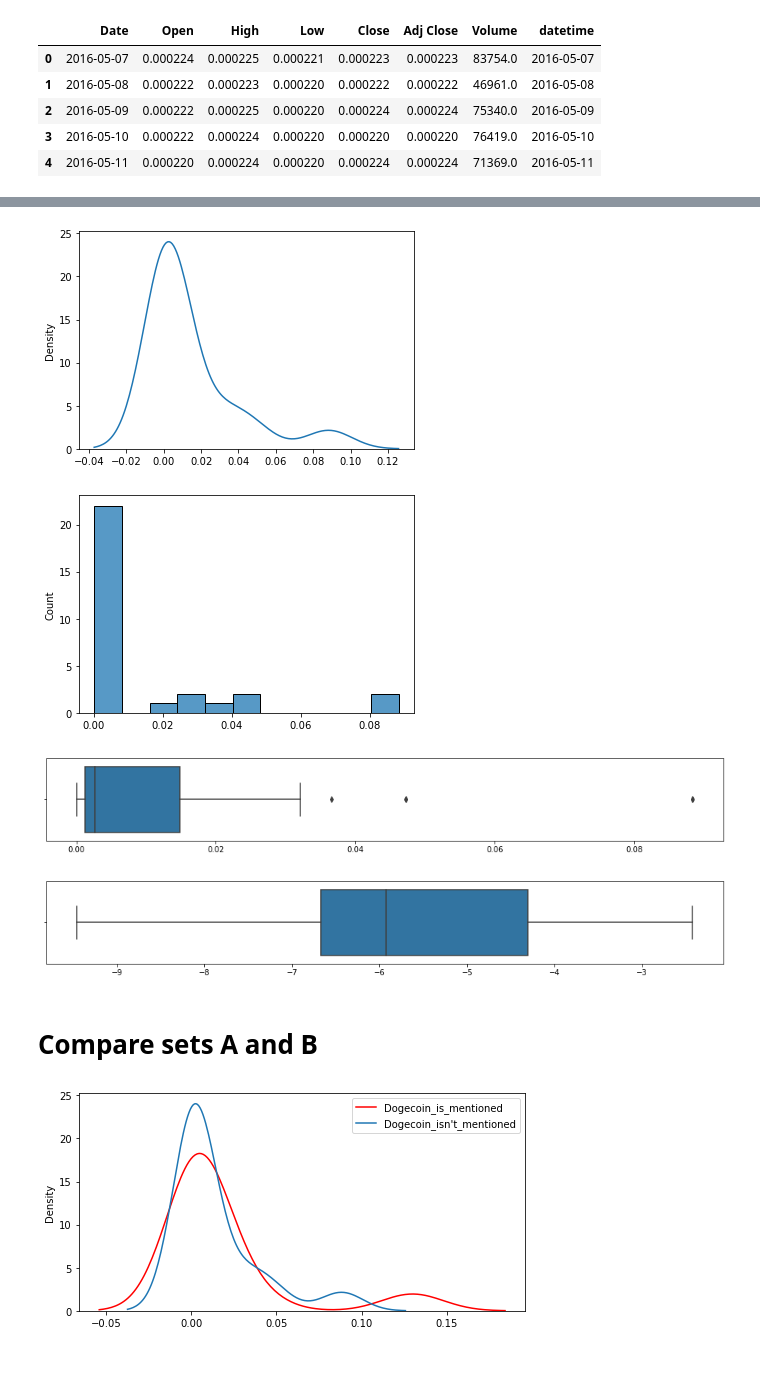
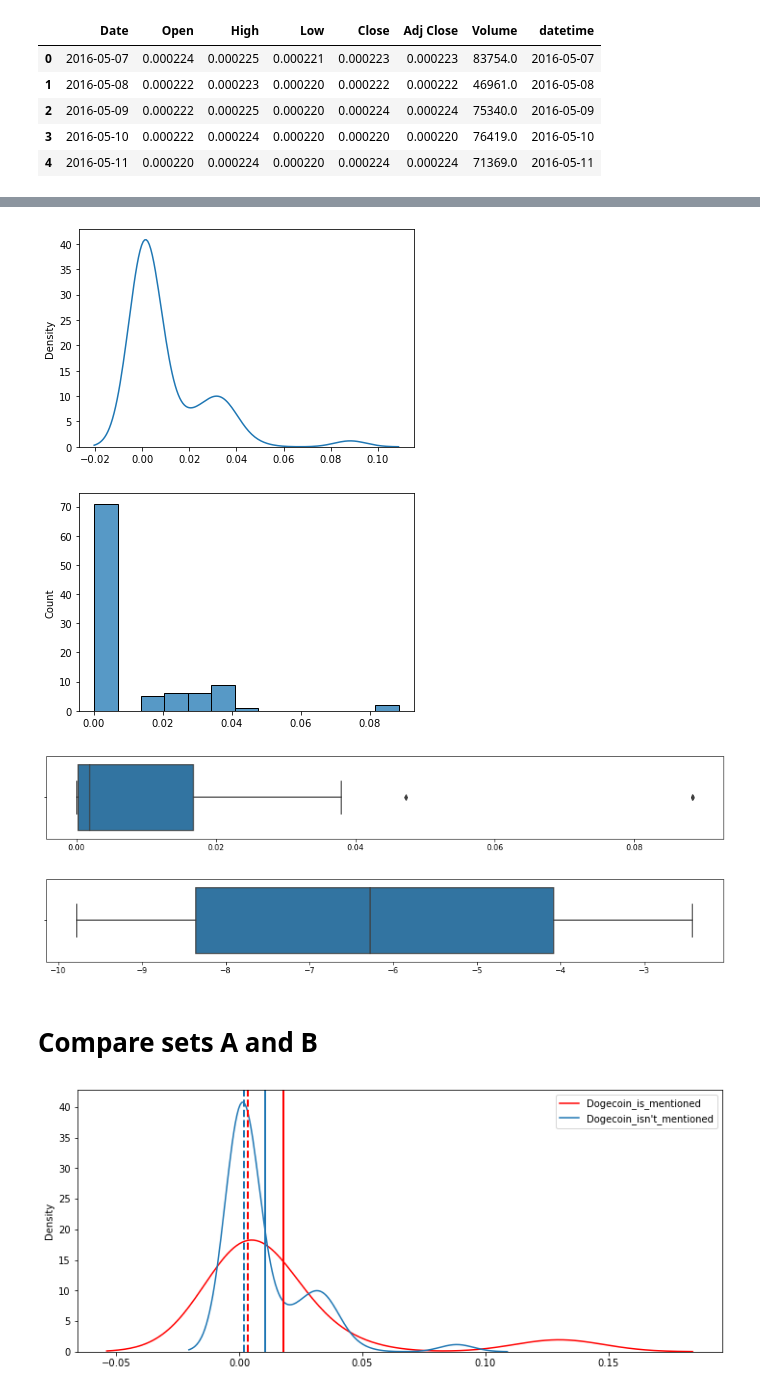
Before and after one commit to Justdek-code/data-science, a Jupyter notebook: cryptocurrency_analyse_pet_project/research.ipynb, the cells around one changed output, grey strips where cells are left out. Drawn from its saved outputs; the diff is of its cells as text; code cells hidden in the pictures; blank space fills up the shorter version.

```diff
--- a/cryptocurrency_analyse_pet_project/research.ipynb
+++ b/cryptocurrency_analyse_pet_project/research.ipynb
@@ -158,3 +167,9 @@ plt.figure(figsize=(16, 2))
 sns.lineplot(y=np.log(dogecoin_data.High), x=dogecoin_data.datetime);
 # %% [output]
 [figure]
+# %%
+plt.figure(figsize=(16, 5))
+sns.lineplot(y=np.log(dogecoin_data.loc[dogecoin_data.datetime > df.datetime.min(), 'High']), x=dogecoin_data.datetime);
+
+for date in df.loc[df.isDogecoin == 1, 'datetime']:
+    plt.axvline(date, color='red', linestyle='-', linewidth=1);
@@ -374,5 +389,5 @@ get_three_following_dates_samples(dogecoin_data, df.datetime.min())[:5]
 # %%
-def get_B_subset(tweets_data, price_data):
+def get_B_subset(tweets_data, price_data, n_samples):
     subset_A, used_dates = get_A_subset(tweets_data, price_data)
 
     price_data = price_data.copy()
@@ -380,13 +395,13 @@ def get_B_subset(tweets_data, price_data):
 
     result = []
 
-    samples = get_three_following_dates_samples(price_data, tweets_data.datetime.min())
+    samples = get_three_following_dates_samples(price_data, tweets_data.datetime.min(), n_samples=n_samples)
     for sample in samples:
         result.append(sample.std())
 
     return result
 # %%
-subset_B = get_B_subset(df, dogecoin_data)
+subset_B = get_B_subset(df, dogecoin_data, 100)
 # %%
 len(subset_B)
 # %% [output]
@@ -402,27 +417,31 @@ subset_B[:5]
 # %%
 sns.kdeplot(subset_B);
 # %% [output]
-[figure, old version]
+[figure, new version]
 # %%
 sns.histplot(subset_B);
 # %% [output]
-[figure, old version]
+[figure, new version]
 # %%
 plt.figure(figsize=(16, 2))
 sns.boxplot(x=subset_B);
 # %% [output]
-[figure, old version]
+[figure, new version]
 # %%
 plt.figure(figsize=(16, 2))
 sns.boxplot(x=np.log(subset_B));
 # %% [output]
-[figure, old version]
+[figure, new version]
 # %% [markdown]
 # Compare sets A and B
 # %%
-plt.figure(figsize=(8, 4))
+plt.figure(figsize=(12, 5))
 sns.kdeplot(subset_A, color='r', label='Dogecoin_is_mentioned');
 sns.kdeplot(subset_B, label="Dogecoin_isn't_mentioned");
+plt.axvline(np.array(subset_A).mean(), color='red', linestyle='-', linewidth=2);
+plt.axvline(np.array(subset_B).mean(), linestyle='-', linewidth=2);
+plt.axvline(np.median(subset_A), color='red', linestyle='--', linewidth=2);
+plt.axvline(np.median(subset_B), linestyle='--', linewidth=2);
 plt.legend();
 # %% [output]
-[figure, old version]
+[figure, new version]
```
Also changed, not shown: parts of 29 cells of this notebook.
